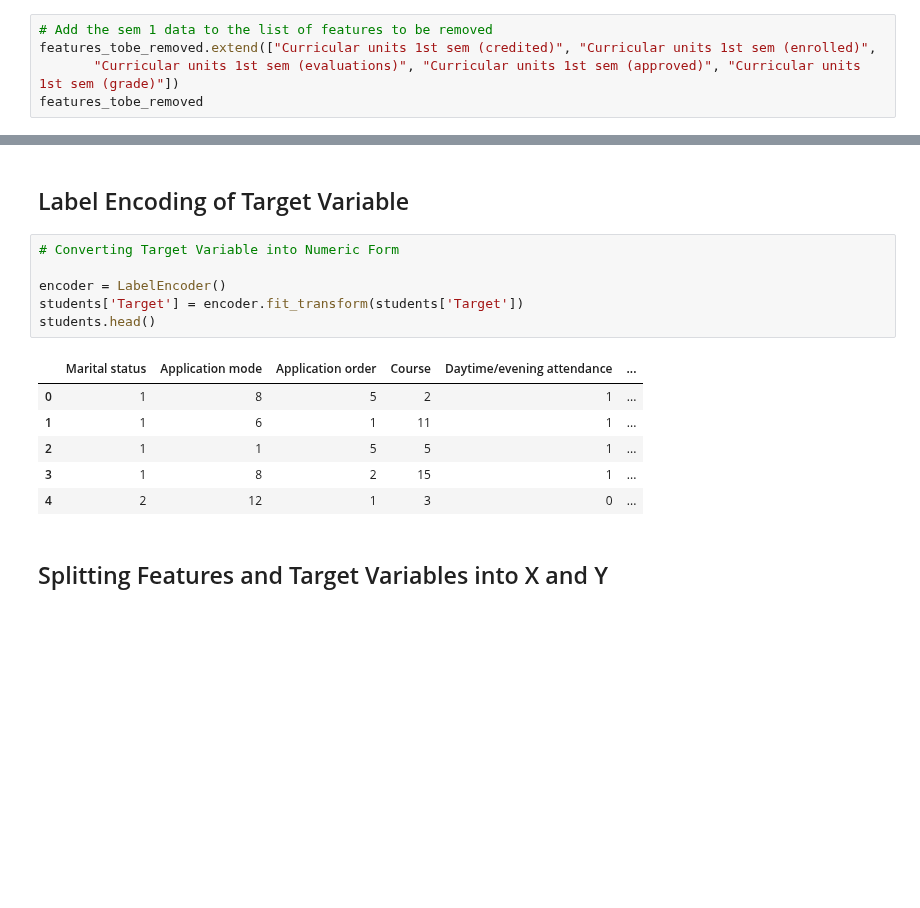
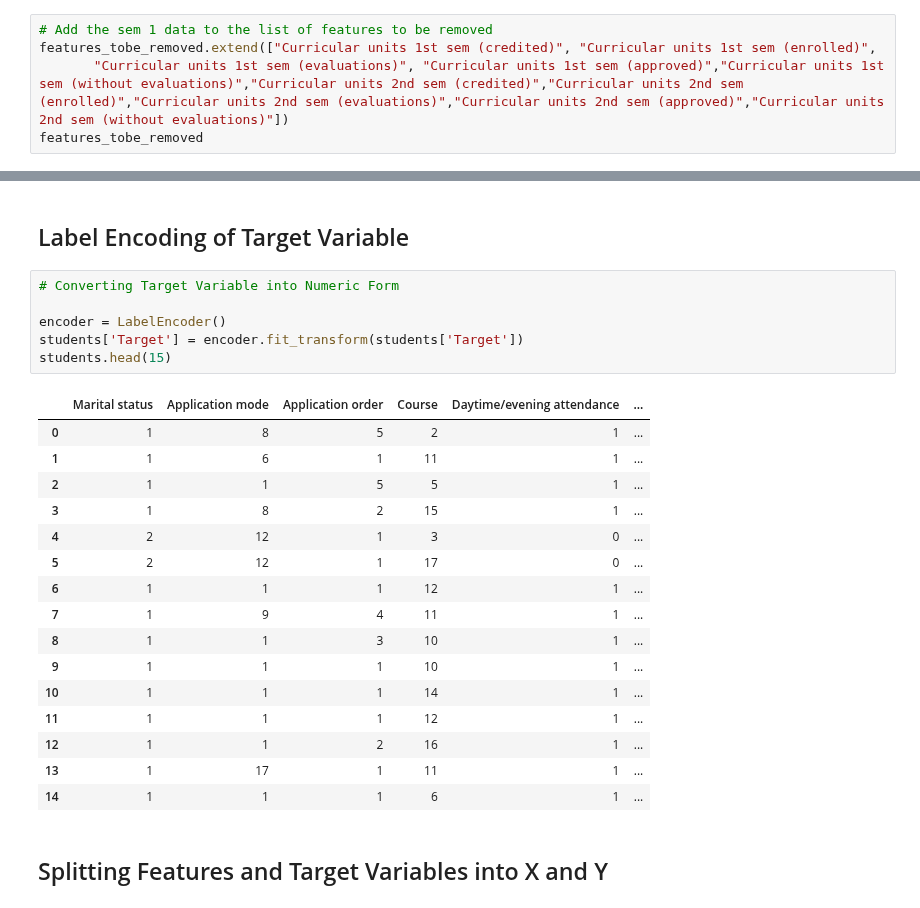
Before and after one commit to Adix097/vidya-rakshak, a Jupyter notebook: machine-learning-work/predict-student-s-dropout-and-academic-success-ml.ipynb, the cells around one changed output, grey strips where cells are left out. Drawn from its saved outputs; the diff is of its cells as text; blank space fills up the shorter version.

```diff
--- a/machine-learning-work/predict-student-s-dropout-and-academic-success-ml.ipynb
+++ b/machine-learning-work/predict-student-s-dropout-and-academic-success-ml.ipynb
@@ -496,7 +496,7 @@ plt.show()
 # %%
 # Add the sem 1 data to the list of features to be removed
 features_tobe_removed.extend(["Curricular units 1st sem (credited)", "Curricular units 1st sem (enrolled)",
-       "Curricular units 1st sem (evaluations)", "Curricular units 1st sem (approved)", "Curricular units 1st sem (grade)"])
+       "Curricular units 1st sem (evaluations)", "Curricular units 1st sem (approved)","Curricular units 1st sem (without evaluations)","Curricular units 2nd sem (credited)","Curricular units 2nd sem (enrolled)","Curricular units 2nd sem (evaluations)","Curricular units 2nd sem (approved)","Curricular units 2nd sem (without evaluations)"])
 features_tobe_removed
 # %% [output]
 ['Nationality',
@@ -535,16 +540,26 @@ students = students[students.Target != 'Enrolled']
 # %%
 # Converting Target Variable into Numeric Form
 
 encoder = LabelEncoder()
 students['Target'] = encoder.fit_transform(students['Target'])
-students.head()
+students.head(15)
 # %% [output]
 |  | Marital status | Application mode | Application order | Course | Daytime/evening attendance | ... |
 | 0 | 1 | 8 | 5 | 2 | 1 | ... |
 | 1 | 1 | 6 | 1 | 11 | 1 | ... |
 | 2 | 1 | 1 | 5 | 5 | 1 | ... |
 | 3 | 1 | 8 | 2 | 15 | 1 | ... |
 | 4 | 2 | 12 | 1 | 3 | 0 | ... |
+| 5 | 2 | 12 | 1 | 17 | 0 | ... |
+| 6 | 1 | 1 | 1 | 12 | 1 | ... |
+| 7 | 1 | 9 | 4 | 11 | 1 | ... |
+| 8 | 1 | 1 | 3 | 10 | 1 | ... |
+| 9 | 1 | 1 | 1 | 10 | 1 | ... |
+| 10 | 1 | 1 | 1 | 14 | 1 | ... |
+| 11 | 1 | 1 | 1 | 12 | 1 | ... |
+| 12 | 1 | 1 | 2 | 16 | 1 | ... |
+| 13 | 1 | 17 | 1 | 11 | 1 | ... |
+| 14 | 1 | 1 | 1 | 6 | 1 | ... |
 # %% [markdown]
 ## Splitting Features and Target Variables into X and Y
 # %%
```
Also changed, not shown: parts of 11 cells of this notebook, 6 other files.
